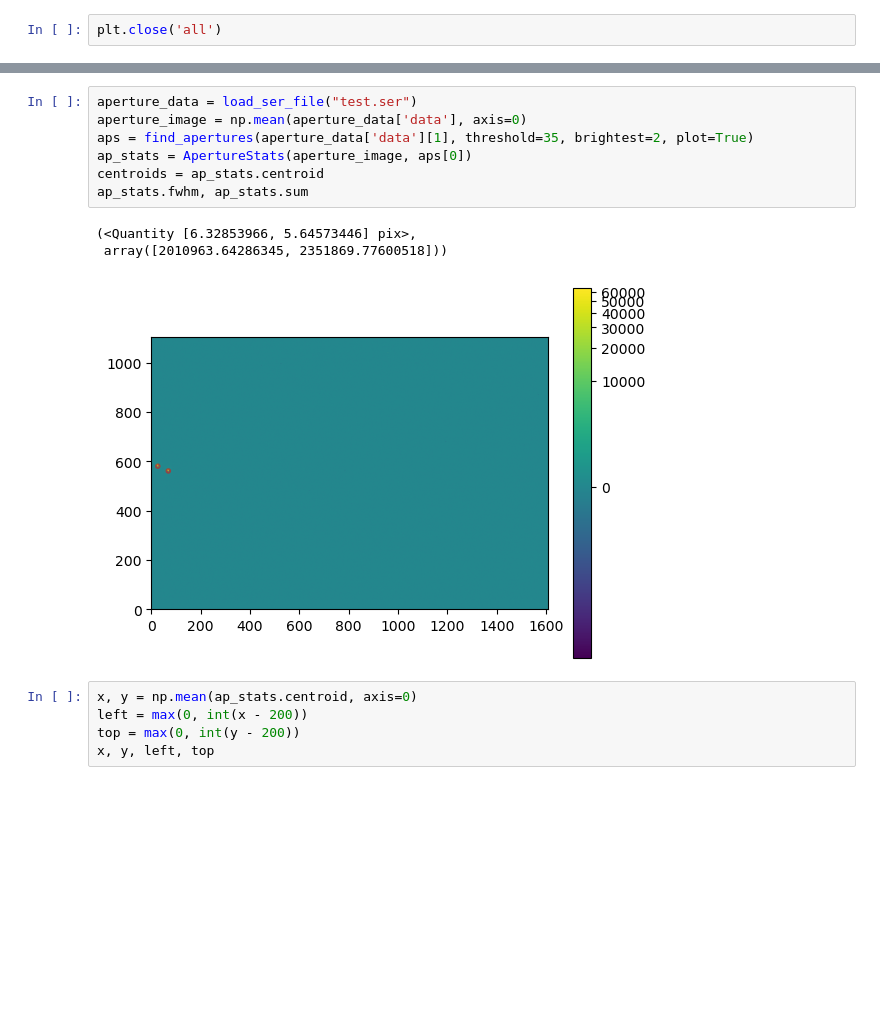
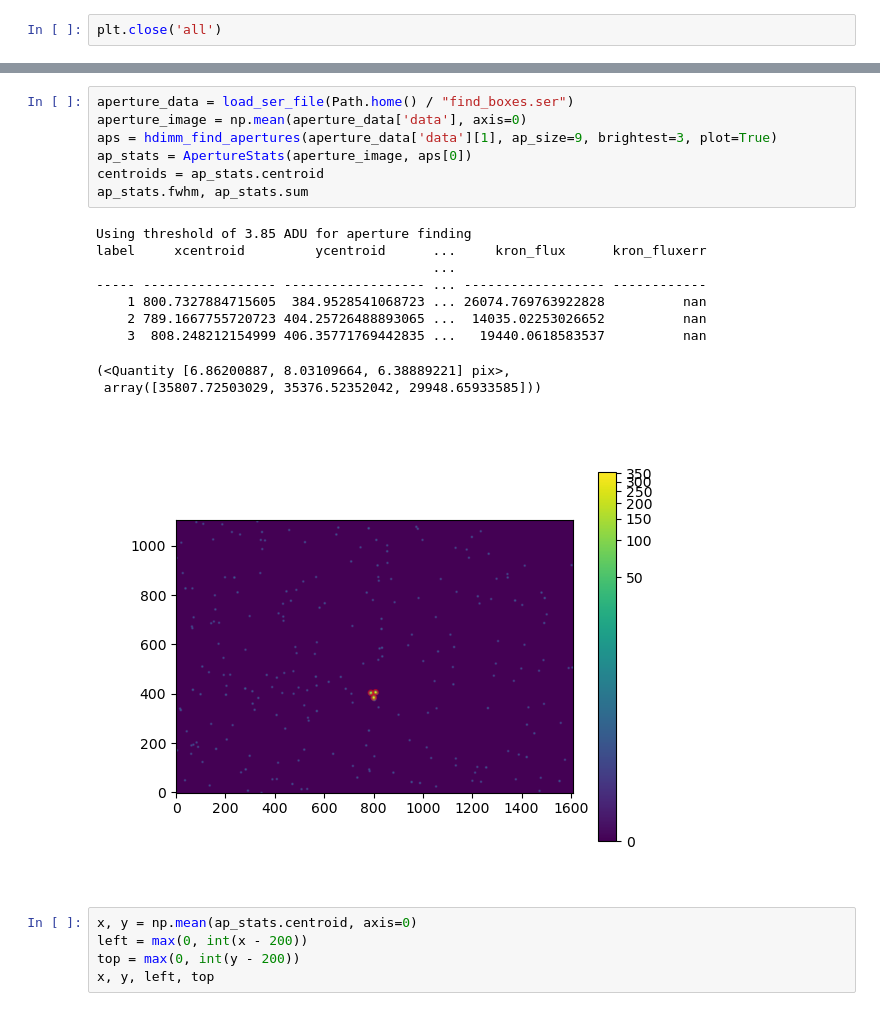
Before and after one commit to tepickering/timdimm_tng, a Jupyter notebook: notebooks/dimm_dev.ipynb, the cells around one changed output, grey strips where cells are left out. Drawn from its saved outputs; the diff is of its cells as text; blank space fills up the shorter version.

Commit message:
tweak settings for hdimm

```diff
--- a/notebooks/dimm_dev.ipynb
+++ b/notebooks/dimm_dev.ipynb
@@ -87,14 +144,21 @@ results["seeing"], results['N_bad']
 # %%
-aperture_data = load_ser_file("test.ser")
+aperture_data = load_ser_file(Path.home() / "find_boxes.ser")
 aperture_image = np.mean(aperture_data['data'], axis=0)
-aps = find_apertures(aperture_data['data'][1], threshold=35, brightest=2, plot=True)
+aps = hdimm_find_apertures(aperture_data['data'][1], ap_size=9, brightest=3, plot=True)
 ap_stats = ApertureStats(aperture_image, aps[0])
 centroids = ap_stats.centroid
 ap_stats.fwhm, ap_stats.sum
 # %% [output]
-(<Quantity [6.32853966, 5.64573446] pix>,
- array([2010963.64286345, 2351869.77600518]))
+Using threshold of 3.85 ADU for aperture finding
+label     xcentroid         ycentroid      ...     kron_flux      kron_fluxerr
+                                           ...
+----- ----------------- ------------------ ... ------------------ ------------
+    1 800.7327884715605  384.9528541068723 ... 26074.769763922828          nan
+    2 789.1667755720723 404.25726488893065 ...  14035.02253026652          nan
+    3  808.248212154999 406.35771769442835 ...   19440.0618583537          nan
+(<Quantity [6.86200887, 8.03109664, 6.38889221] pix>,
+ array([35807.72503029, 35376.52352042, 29948.65933585]))
-[figure, old version]
+[figure, new version]
 # %%
 x, y = np.mean(ap_stats.centroid, axis=0)
 left = max(0, int(x - 200))
```
Also changed, not shown: parts of 11 cells of this notebook, 1 other file.
